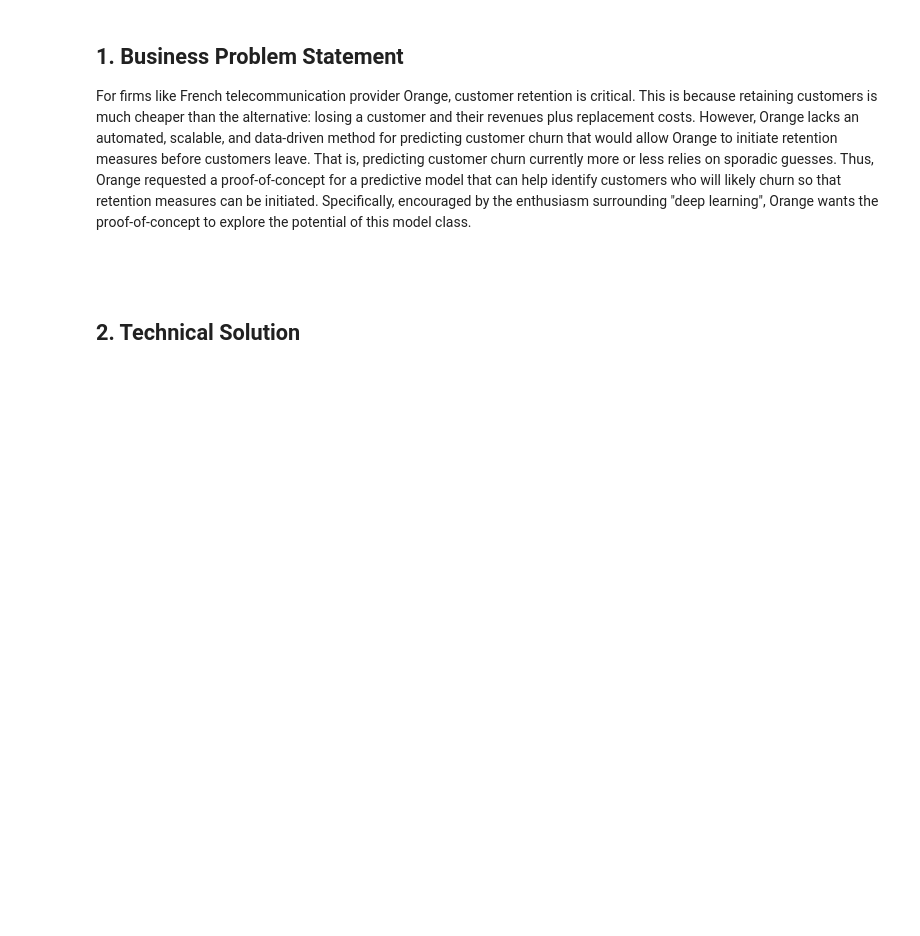
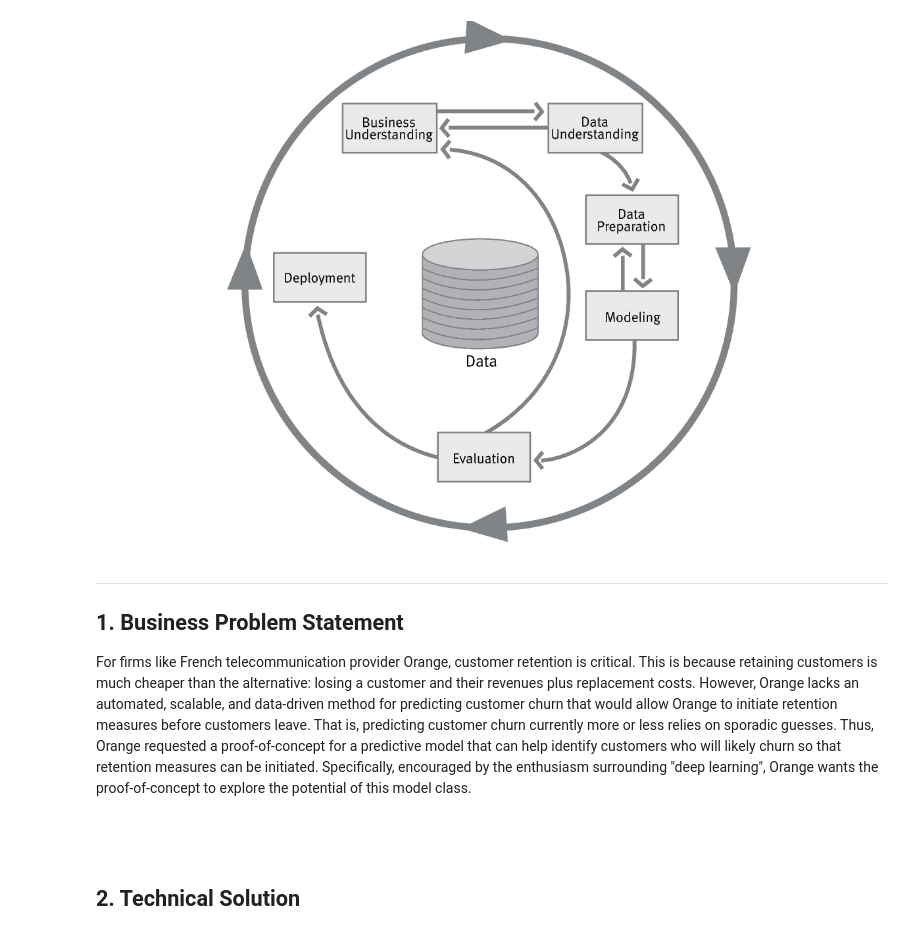
Before and after one commit to marc-feldmann/CustomerChurnPrediction, a Jupyter notebook: report.ipynb, the cells around one changed output. Cells and saved outputs as stored; diff of their text form; code cells hidden in the pictures; blank space fills up the shorter version.

```diff
--- a/report.ipynb
+++ b/report.ipynb
@@ -36,4 +31,10 @@ Recommendations including Solutions' Business Value Add (1-3 sentences based on
+# %%
+from IPython.display import Image
+Image('images/CRISP-DM.png')
+# %% [output]
+[figure, added]
 # %% [markdown]
+***
 ## **1. Business Problem Statement**
 For firms like French telecommunication provider Orange, customer retention is critical. This is because retaining customers is much cheaper than the alternative: losing a customer and their revenues plus replacement costs. However, Orange lacks an automated, scalable, and data-driven method for predicting customer churn that would allow Orange to initiate retention measures before customers leave. That is, predicting customer churn currently more or less relies on sporadic guesses. Thus, Orange requested a proof-of-concept for a predictive model that can help identify customers who will likely churn so that retention measures can be initiated. Specifically, encouraged by the enthusiasm surrounding "deep learning", Orange wants the proof-of-concept to explore the potential of this model class.
 # %% [markdown]
```
Also changed, not shown: parts of 6 cells of this notebook, 1 other file.
